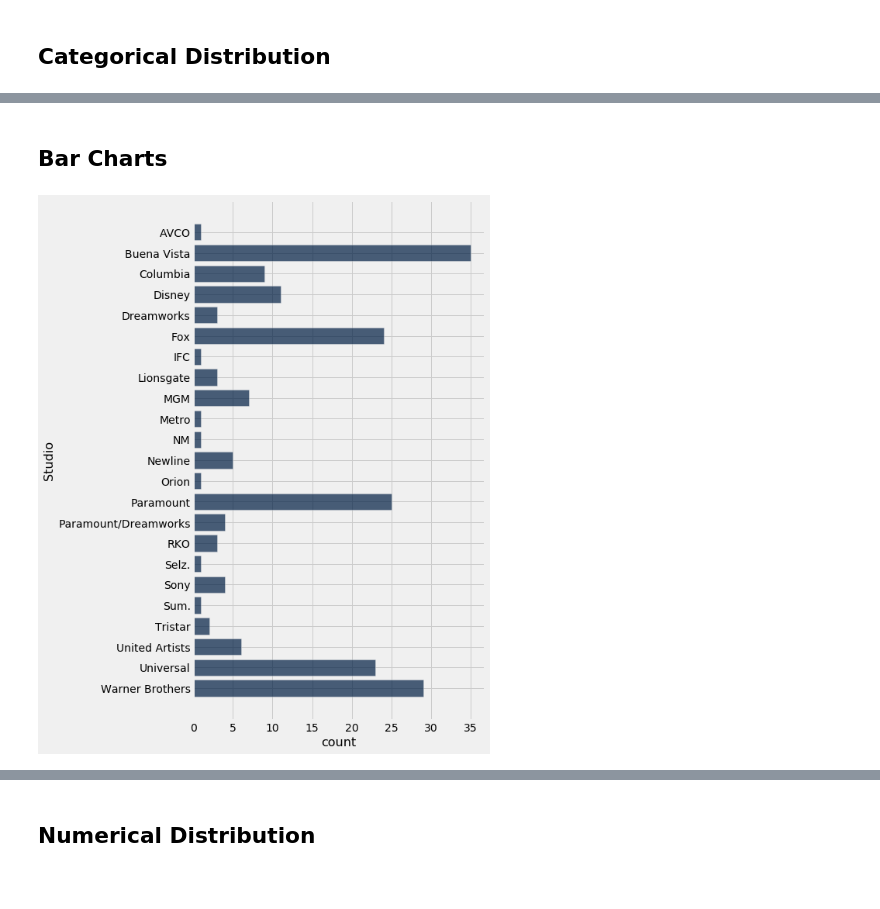
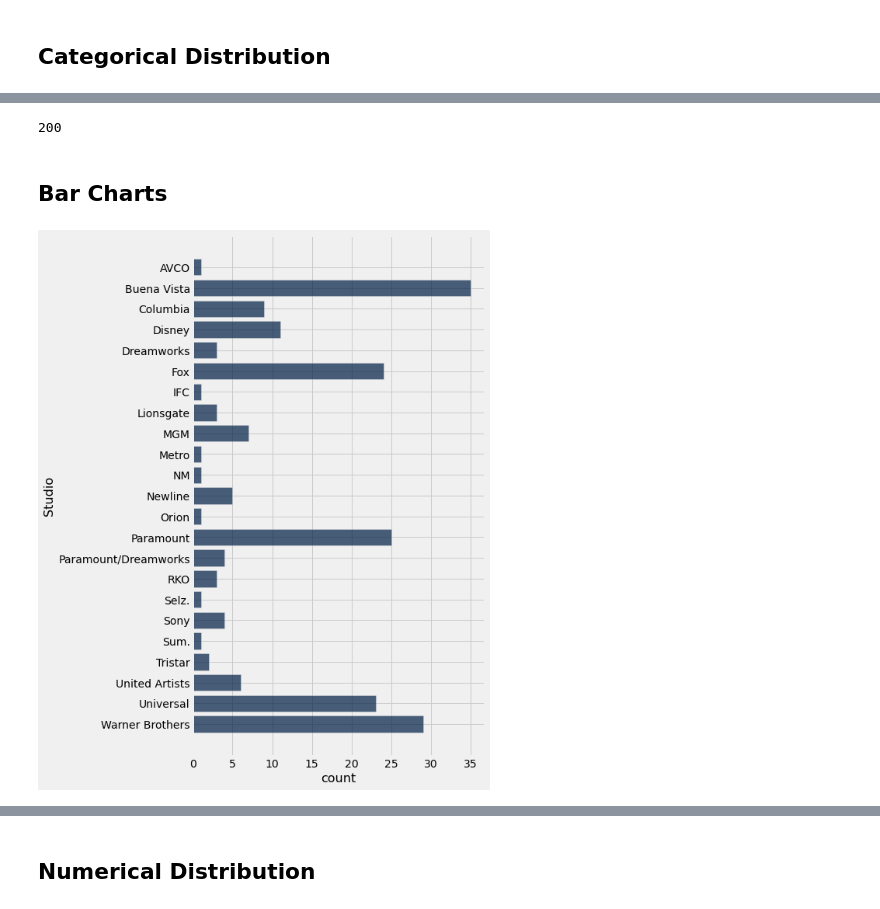
Before and after one commit to jhb10c/d8publicmaterials, a Jupyter notebook: lecnotebooks/lec08.ipynb, the cells around one changed output, grey strips where cells are left out. Drawn from its saved outputs; the diff is of its cells as text; code cells hidden in the pictures.

```diff
--- a/lecnotebooks/lec08.ipynb
+++ b/lecnotebooks/lec08.ipynb
@@ -73,7 +87,13 @@ sum(studio_distribution.column('count'))
+# %%
+#Count the number of studios
+sum(studio_distribution.column('count'))
+# %% [output]
+200
 # %% [markdown]
 ## Bar Charts ##
-# %%
-studio_distribution.barh('Studio')
-# %% [output]
-[figure, removed]
+# %%
+# Lets make a bar chart of the distribution
+studio_distribution.barh('Studio','count')
+# %% [output]
+[figure, added]
 # %%
```
Also changed, not shown: parts of 40 cells of this notebook, 3 other files.
